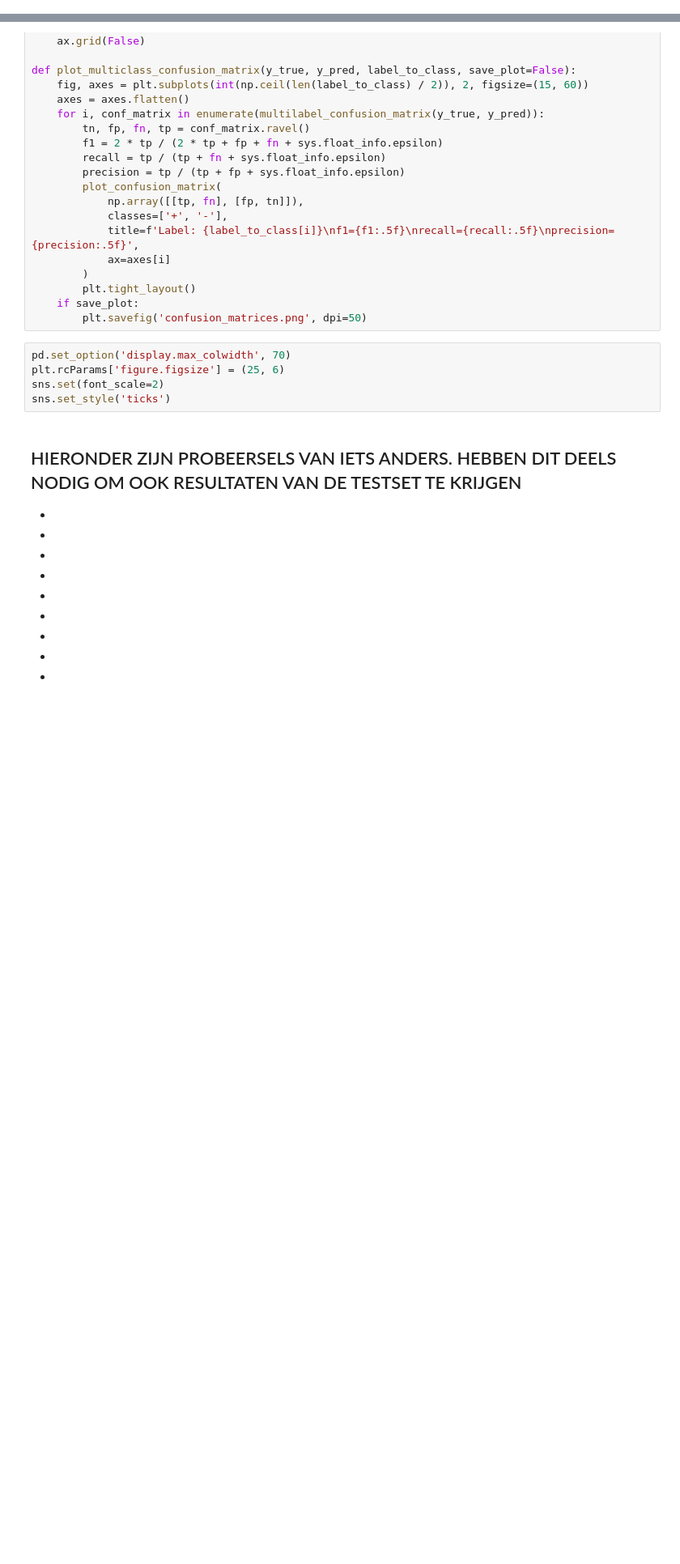
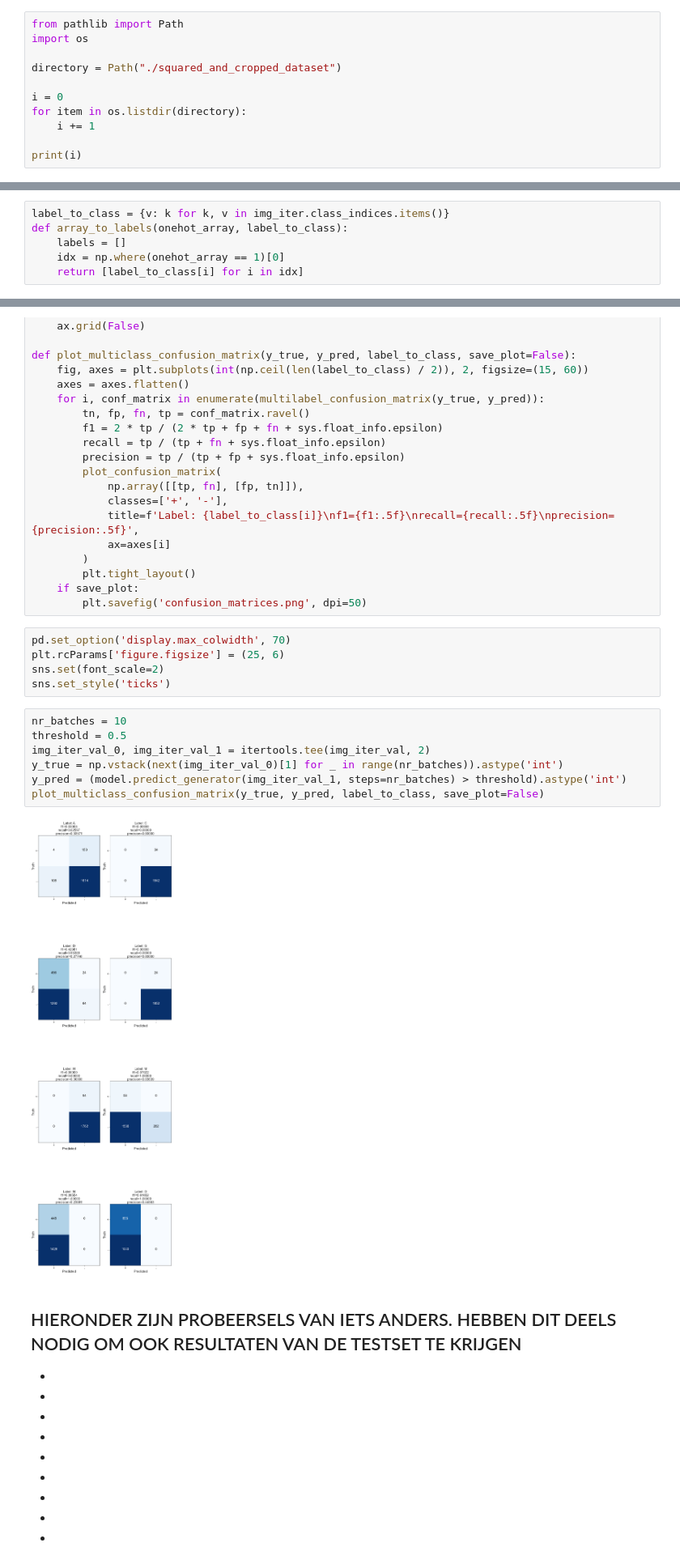
Before and after one commit to florencecornelissen/ODIR_challenge, a Jupyter notebook: model_newcsv.ipynb, the cells around one changed output, grey strips where cells are left out. Shown at 81% size. Drawn from its saved outputs; the diff is of its cells as text; blank space fills up the shorter version.

Commit message:
confusion matrix separate labels

```diff
--- a/model_newcsv.ipynb
+++ b/model_newcsv.ipynb
@@ -66,3 +69,14 @@ labels_count = Counter(label for lbs in traindf['labels'] for label in lbs)
 # %%
 total_count = sum(labels_count.values())
 class_weights = {cls: total_count / count for cls, count in labels_count.items()}
+# %%
+from pathlib import Path
+import os
+
+directory = Path("./squared_and_cropped_dataset")
+
+i = 0
+for item in os.listdir(directory):
+    i += 1
+
+print(i)
@@ -246,0 +279,6 @@ index_to_class = {0:'C', 1:'N', 2:'D', 3:'O', 4:'H', 5:'M', 6:'G', 7:'A'}
+# %%
+label_to_class = {v: k for k, v in img_iter.class_indices.items()}
+def array_to_labels(onehot_array, label_to_class):
+    labels = []
+    idx = np.where(onehot_array == 1)[0]
+    return [label_to_class[i] for i in idx]
@@ -333,6 +376,15 @@ pd.set_option('display.max_colwidth', 70)
 plt.rcParams['figure.figsize'] = (25, 6)
 sns.set(font_scale=2)
 sns.set_style('ticks')
+# %%
+nr_batches = 10
+threshold = 0.5
+img_iter_val_0, img_iter_val_1 = itertools.tee(img_iter_val, 2)
+y_true = np.vstack(next(img_iter_val_0)[1] for _ in range(nr_batches)).astype('int')
+y_pred = (model.predict_generator(img_iter_val_1, steps=nr_batches) > threshold).astype('int')
+plot_multiclass_confusion_matrix(y_true, y_pred, label_to_class, save_plot=False)
+# %% [output]
+[figure, added]
 # %% [markdown]
 HIERONDER ZIJN PROBEERSELS VAN IETS ANDERS. HEBBEN DIT DEELS NODIG OM OOK RESULTATEN VAN DE TESTSET TE KRIJGEN
 -
```
Also changed, not shown: parts of 12 cells of this notebook.
